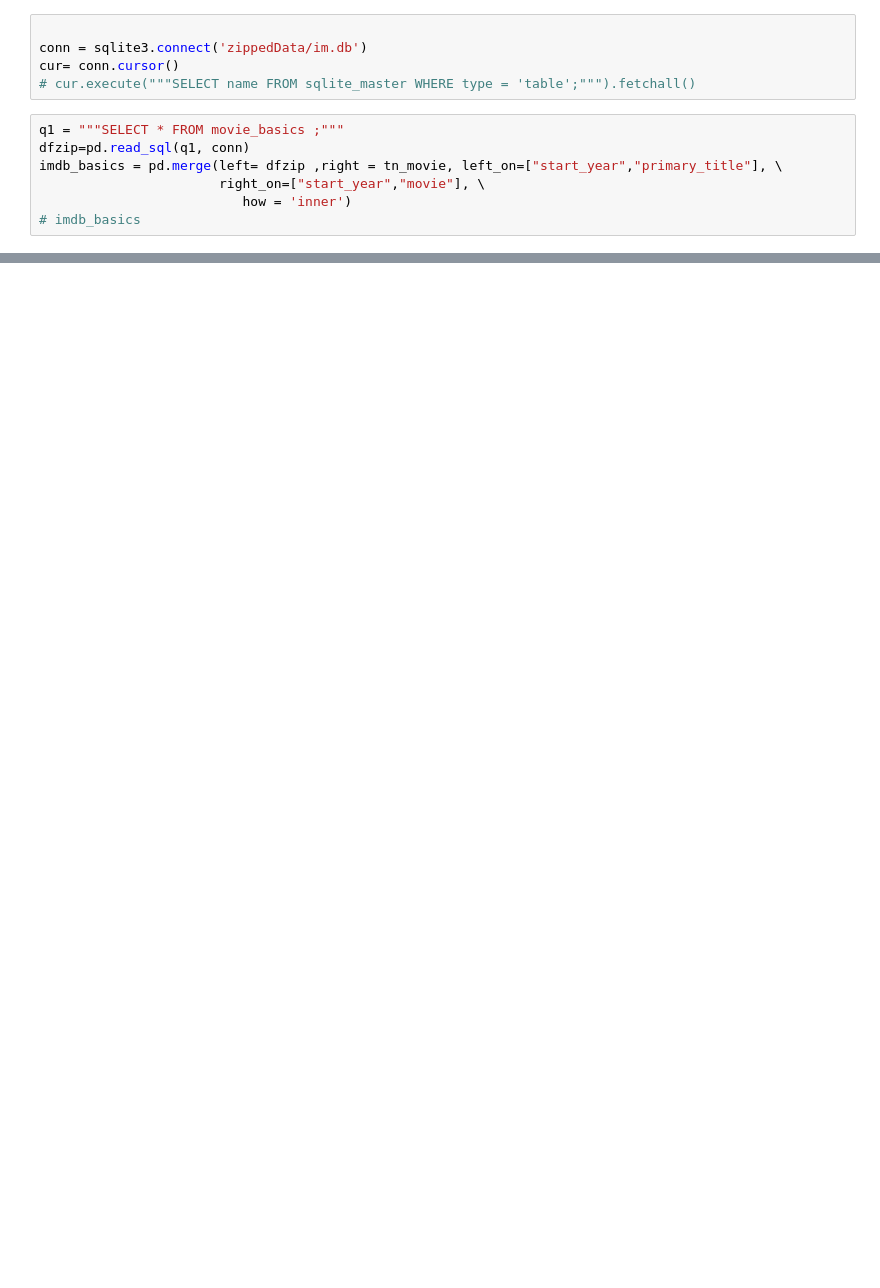
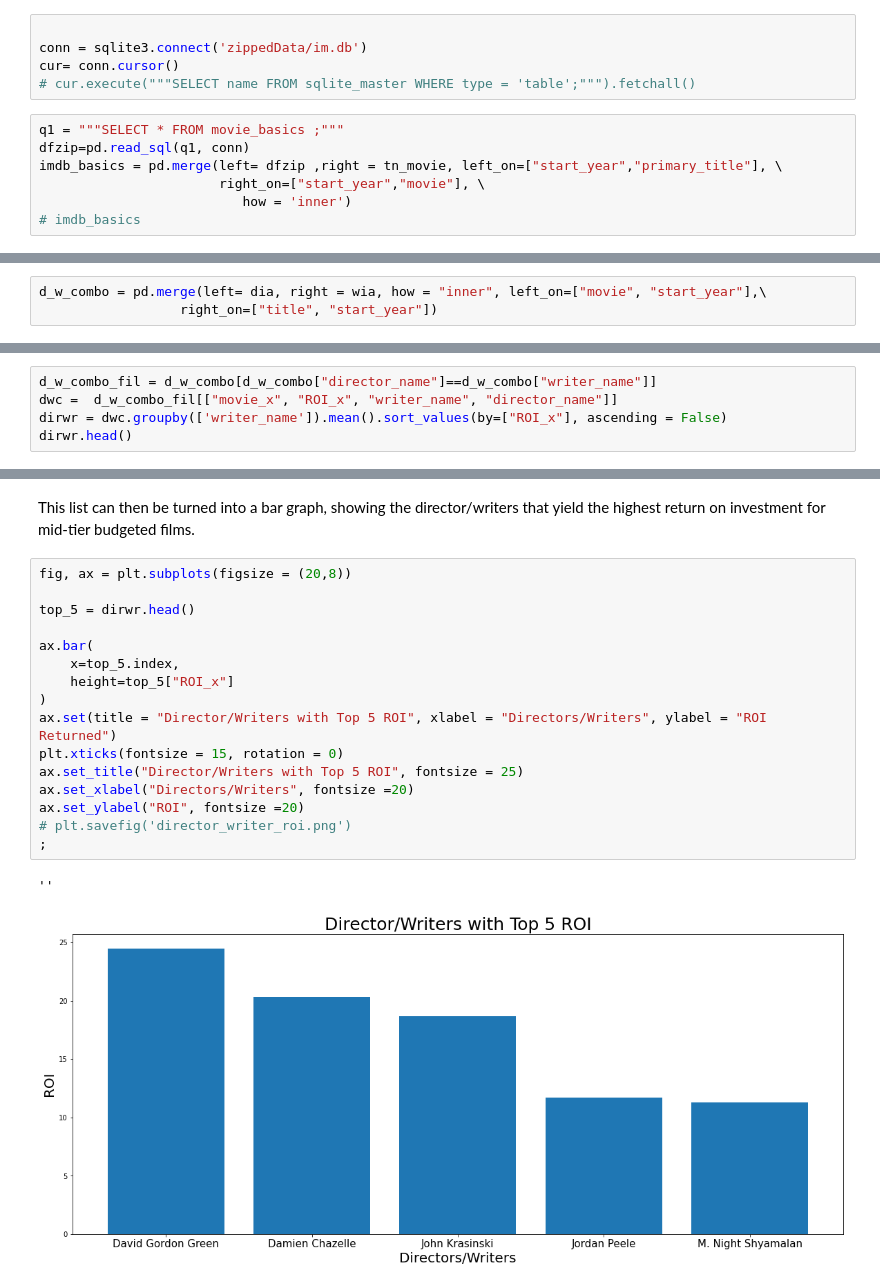
Before and after one commit to soohojp/Phase-1-Project-Best-Team-, a Jupyter notebook: master_dataset.ipynb, the cells around one changed output, grey strips where cells are left out. Drawn from its saved outputs; the diff is of its cells as text; blank space fills up the shorter version.

```diff
--- a/master_dataset.ipynb
+++ b/master_dataset.ipynb
@@ -46,0 +255,3 @@ imdb_basics = pd.merge(left= dfzip ,right = tn_movie, left_on=["start_year","pri
+# %%
+d_w_combo = pd.merge(left= dia, right = wia, how = "inner", left_on=["movie", "start_year"],\
+                  right_on=["title", "start_year"])
@@ -46,0 +260,5 @@ imdb_basics = pd.merge(left= dfzip ,right = tn_movie, left_on=["start_year","pri
+# %%
+d_w_combo_fil = d_w_combo[d_w_combo["director_name"]==d_w_combo["writer_name"]]
+dwc =  d_w_combo_fil[["movie_x", "ROI_x", "writer_name", "director_name"]]
+dirwr = dwc.groupby(['writer_name']).mean().sort_values(by=["ROI_x"], ascending = False)
+dirwr.head()
@@ -46,0 +273,21 @@ imdb_basics = pd.merge(left= dfzip ,right = tn_movie, left_on=["start_year","pri
+# %% [markdown]
+This list can then be turned into a bar graph, showing the director/writers that yield the highest return on investment for mid-tier budgeted films.
+# %%
+fig, ax = plt.subplots(figsize = (20,8))
+
+top_5 = dirwr.head()
+
+ax.bar(
+    x=top_5.index,
+    height=top_5["ROI_x"]
+)
+ax.set(title = "Director/Writers with Top 5 ROI", xlabel = "Directors/Writers", ylabel = "ROI Returned")
+plt.xticks(fontsize = 15, rotation = 0)
+ax.set_title("Director/Writers with Top 5 ROI", fontsize = 25)
+ax.set_xlabel("Directors/Writers", fontsize =20)
+ax.set_ylabel("ROI", fontsize =20)
+# plt.savefig('director_writer_roi.png')
+;
+# %% [output]
+''
+[figure, added]
```
Also changed, not shown: parts of 47 cells of this notebook.
